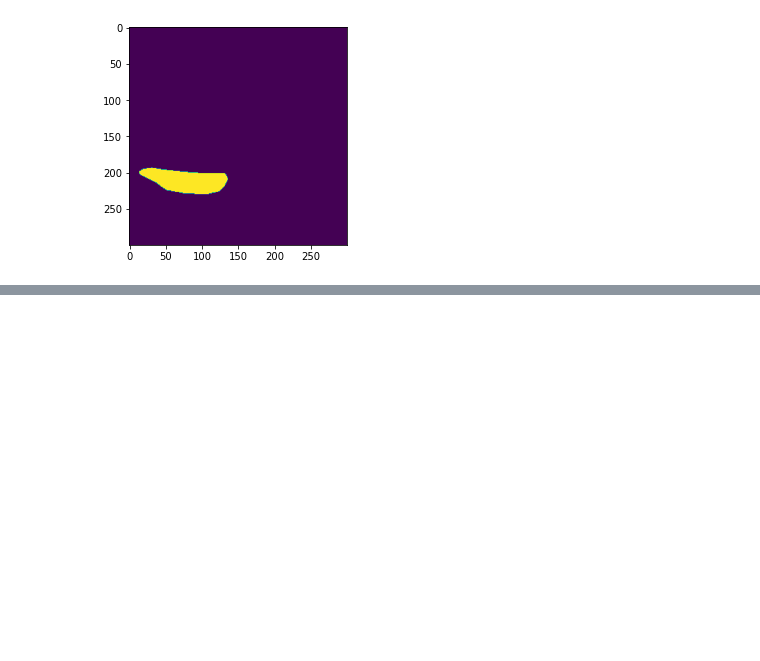
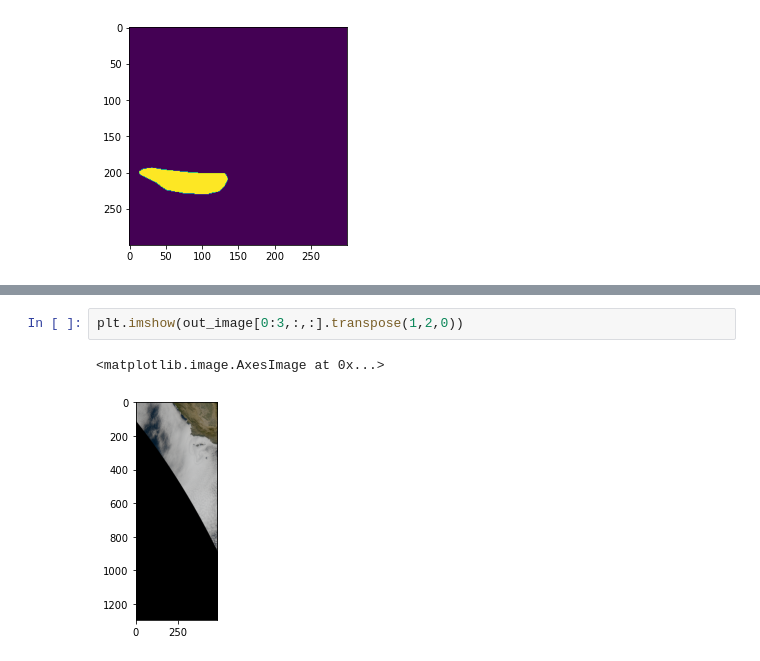
Before and after one commit to jeffwen/smoke_segmentation, a Jupyter notebook: notebooks/3-1_pytorch_network_training.ipynb, the cells around one changed output, grey strips where cells are left out. Cells and saved outputs as stored; diff of their text form; blank space fills up the shorter version.

```diff
--- a/notebooks/3-1_pytorch_network_training.ipynb
+++ b/notebooks/3-1_pytorch_network_training.ipynb
@@ -64,0 +289,5 @@ plt.imshow(blah[2,:,:].cpu().numpy())
+# %%
+plt.imshow(out_image[0:3,:,:].transpose(1,2,0))
+# %% [output]
+<matplotlib.image.AxesImage at 0x...>
+[figure, added]
```
Also changed, not shown: parts of 29 cells of this notebook, 2 other files.
